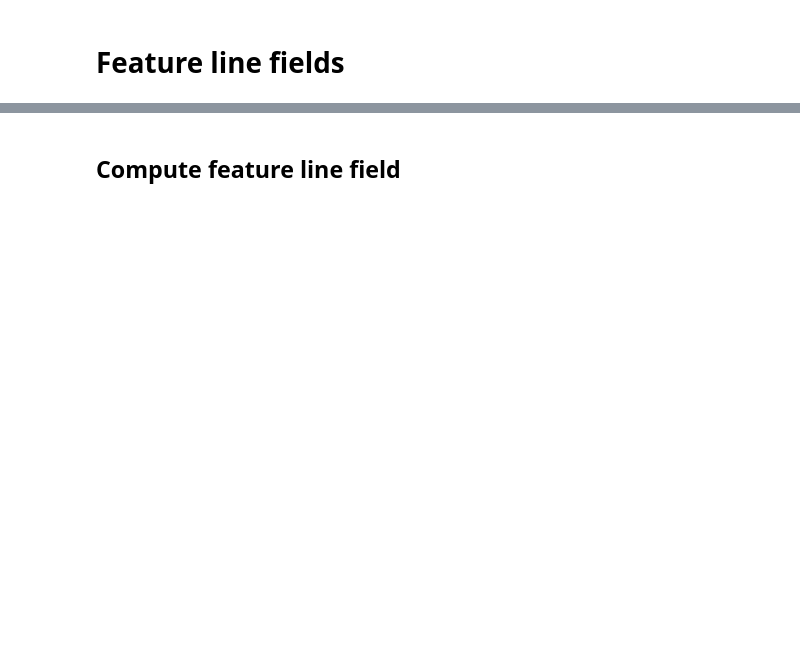
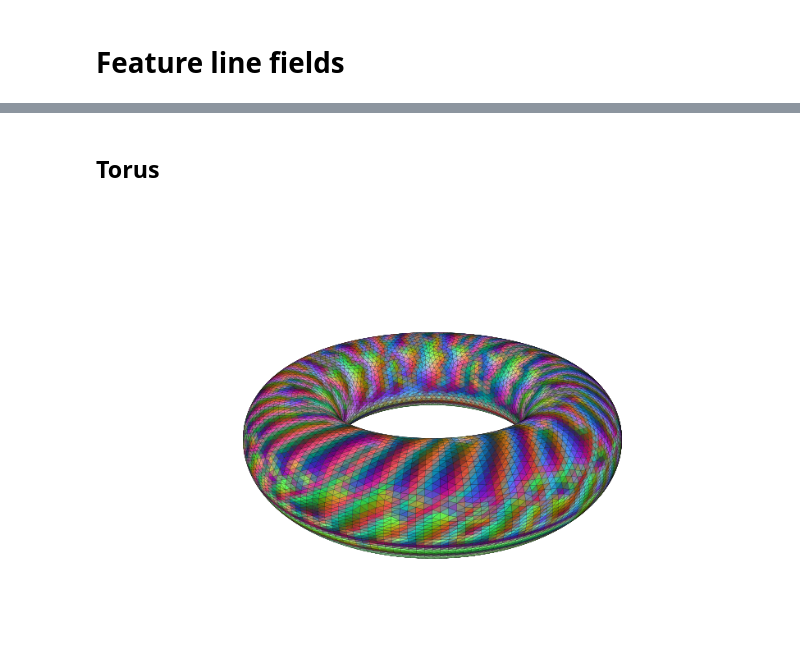
Before and after one commit to tatsy/tinymesh, a Jupyter notebook: examples/python/feature_line_fields.ipynb, the cells around one changed output, grey strips where cells are left out. Drawn from its saved outputs; the diff is of its cells as text; code cells hidden in the pictures; blank space fills up the shorter version.

```diff
--- a/examples/python/feature_line_fields.ipynb
+++ b/examples/python/feature_line_fields.ipynb
@@ -12,7 +17,7 @@ from viewer import Viewer
+# %% [markdown]
+## Torus
 # %%
 models_dir = "../../data/models"
-filename = os.path.join(models_dir, "fandisk.ply")
+filename = os.path.join(models_dir, "torus.ply")
 mesh = Mesh(filename)
 mesh.fill_holes()
-# %% [markdown]
-## Compute feature line field
@@ -20,0 +24,5 @@ flf = get_feature_line_field(mesh)
+# %%
+flf = get_feature_line_field(mesh, smooth_tensors=True)
+viewer.mesh_visualization(mesh, colors=flf * 0.5 + 0.5)
+# %% [output]
+[figure, added]
```
Also changed, not shown: parts of 10 cells of this notebook, 8 other files.
